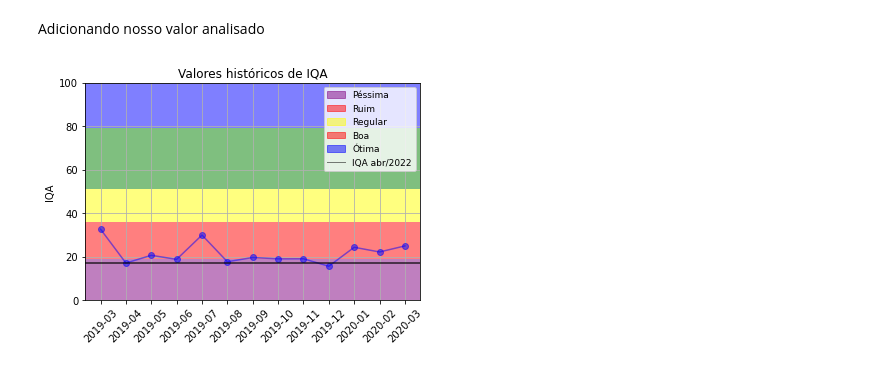
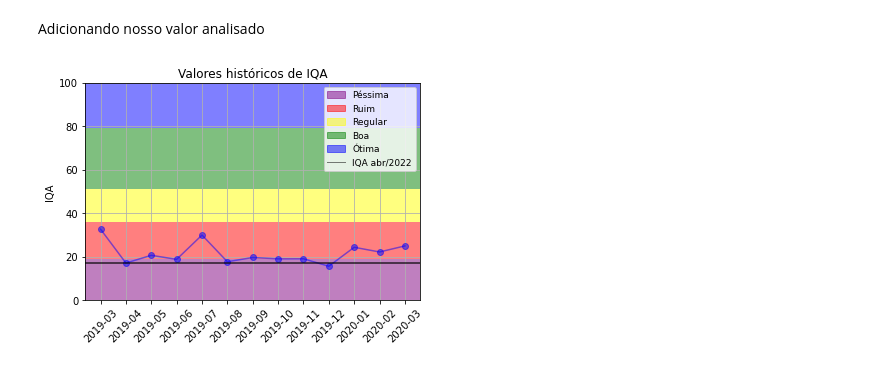
Before and after one commit to NicolasCho/projeto3_qta, a Jupyter notebook: analise/projeto3_graficos.ipynb, the cells around one changed output. Saved outputs shown, nothing was run; the diff lists cells and outputs as text; code cells hidden in the pictures.

Commit message:
corrige legenda

```diff
--- a/analise/projeto3_graficos.ipynb
+++ b/analise/projeto3_graficos.ipynb
@@ -746,28 +746,28 @@ Adicionando nosso valor analisado
 # %%
 plt.plot_date(df_qa.index, df_qa["IQA"],  c = 'blue', linestyle='-', alpha=0.5)
 plt.title("Valores históricos de IQA")
 plt.xticks(rotation=45)
 plt.grid(True)
 plt.ylabel("IQA")
 plt.axis([None, None, 0, 100])
 
 plt.axhspan(0, 19, facecolor='purple', alpha=0.5)
 plt.axhspan(19, 36, facecolor='red', alpha=0.5)
 plt.axhspan(36, 51, facecolor='yellow', alpha=0.5)
 plt.axhspan(51, 79, facecolor='green', alpha=0.5)
 plt.axhspan(79, 100, facecolor='blue', alpha=0.5)
 
 plt.axhline(y = 17.07, color = 'black', linestyle = '-', alpha = 0.8)
 
 lin_black = Line2D([0], [0], color='black', lw=1, label='IQA abr/2022', alpha = 0.5)
 
 
 pessima = mpatches.Patch(color='purple', label='Péssima', alpha = 0.5)
 ruim = mpatches.Patch(color='red', label='Ruim', alpha = 0.5)
 regular = mpatches.Patch(color='yellow', label='Regular', alpha = 0.5)
-boa = mpatches.Patch(color='red', label='Boa', alpha = 0.5)
+boa = mpatches.Patch(color='green', label='Boa', alpha = 0.5)
 otima = mpatches.Patch(color='blue', label='Ótima', alpha = 0.5)
 plt.legend(handles=[pessima, ruim, regular, boa, otima, lin_black], loc='upper right', prop={'size': 9})
 plt.show()
 # %% [output]
-[figure, old version]
+[figure, new version]
```
